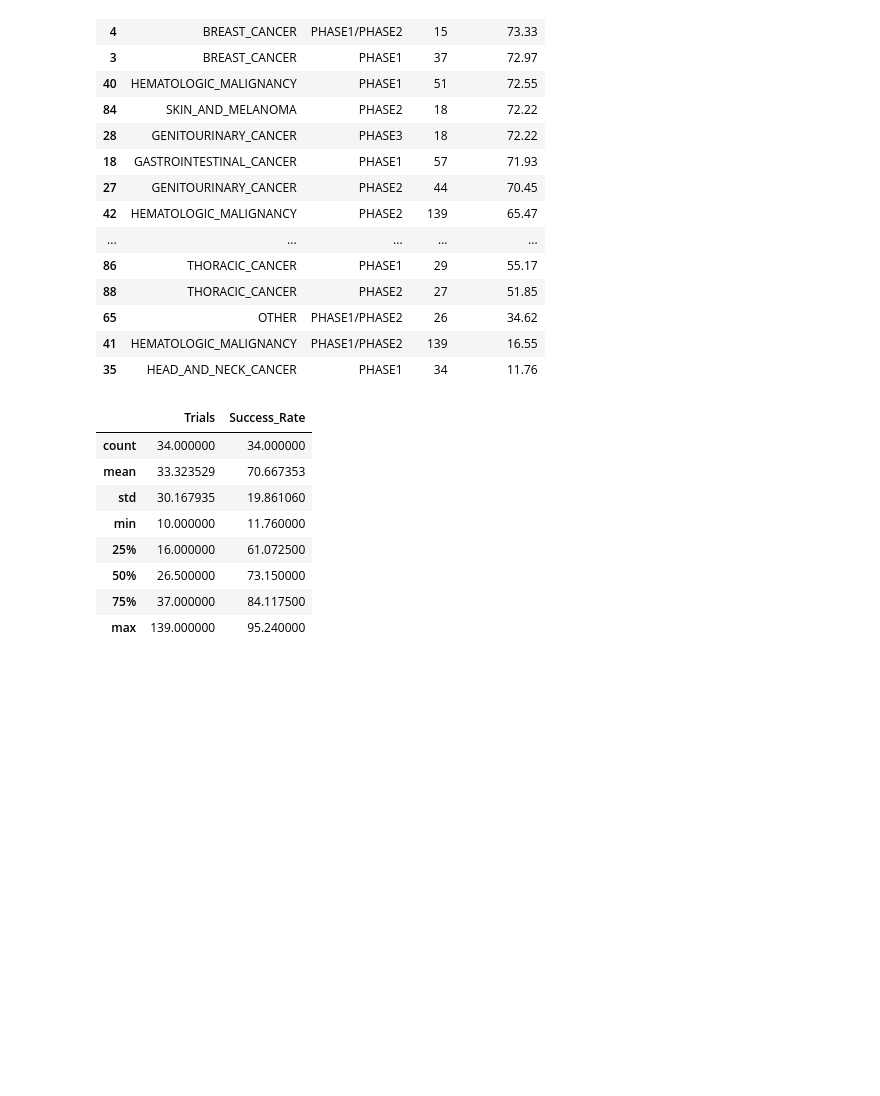
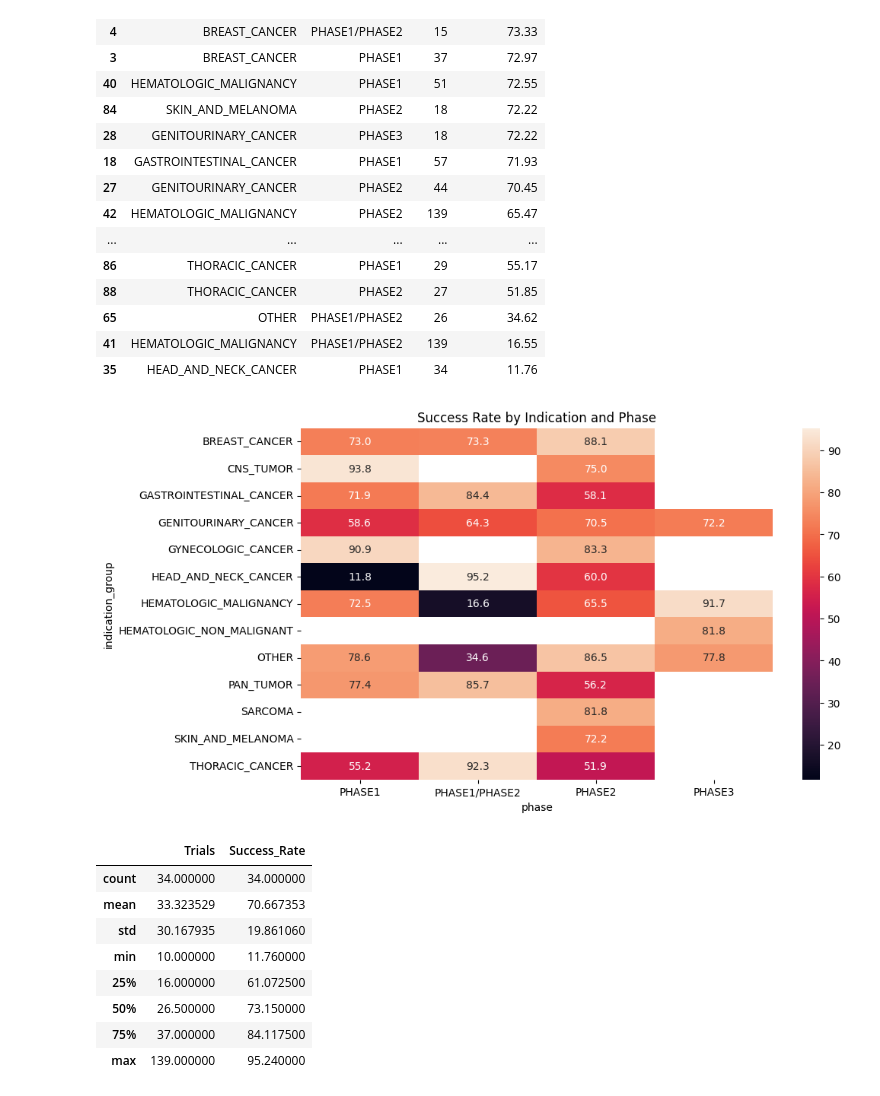
Before and after one commit to shrayadas/Shraya-Das-DataEngineer-Assignment-i3, a Jupyter notebook: Part_1_and_2.ipynb, the cells around one changed output. Saved outputs shown, nothing was run; the diff lists cells and outputs as text; code cells hidden in the pictures; blank space fills up the shorter version.

```diff
--- a/Part_1_and_2.ipynb
+++ b/Part_1_and_2.ipynb
@@ -2086,3 +2086,31 @@ indication_phase_success.tail(20)
 #
 # These success rates represent operational trial completion and
 # should not be interpreted as measures of therapeutic efficacy.
+# %%
+import seaborn as sns
+import matplotlib.pyplot as plt
+
+heatmap_data = (
+    indication_phase_success
+    .pivot(
+        index='indication_group',
+        columns='phase',
+        values='Success_Rate'
+    )
+)
+
+plt.figure(figsize=(10,6))
+
+sns.heatmap(
+    heatmap_data,
+    annot=True,
+    fmt='.1f'
+)
+
+plt.title(
+    'Success Rate by Indication and Phase'
+)
+
+plt.show()
+# %% [output]
+[figure, added]
```
Also changed, not shown: parts of 5 cells of this notebook.
